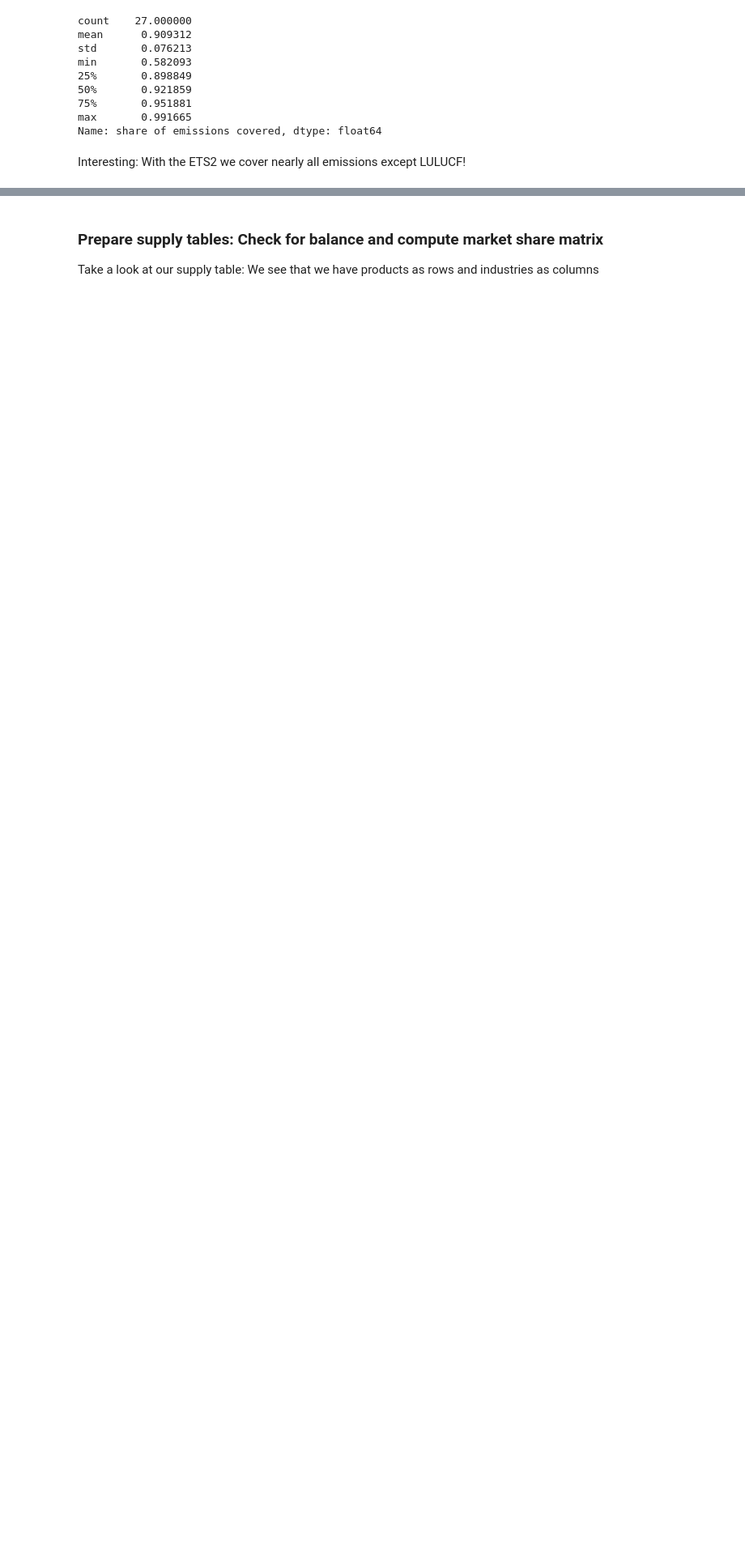
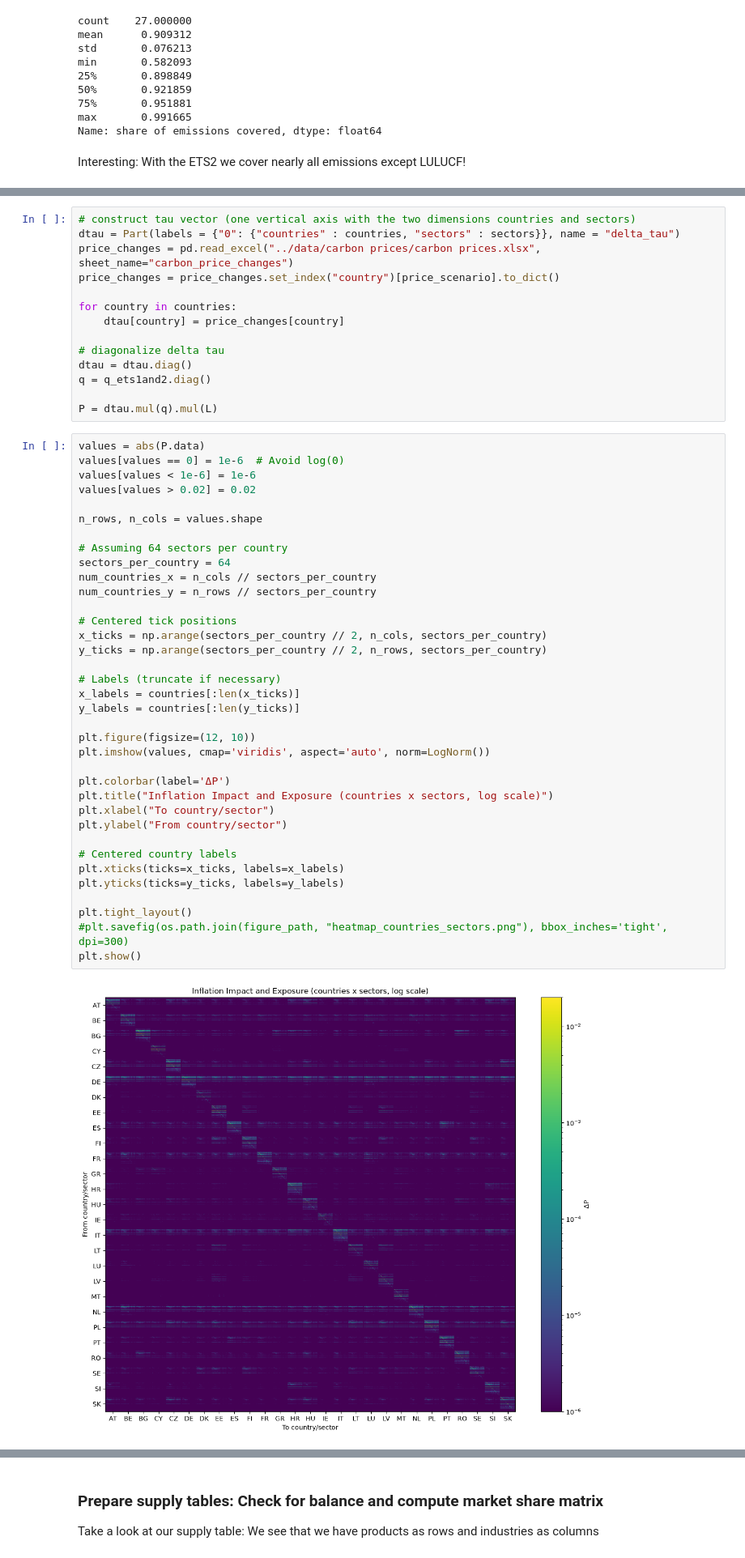
Before and after one commit to wirth-florian/eu-ets-inflation-impact, a Jupyter notebook: code/carbonflation_modelling_new.ipynb, the cells around one changed output, grey strips where cells are left out. Shown at 81% size. Cells and saved outputs as stored; diff of their text form; blank space fills up the shorter version.

```diff
--- a/code/carbonflation_modelling_new.ipynb
+++ b/code/carbonflation_modelling_new.ipynb
@@ -286,3 +283,55 @@ Attribute metadata is a dict. It will not be saved.
+# %%
+# construct tau vector (one vertical axis with the two dimensions countries and sectors)
+dtau = Part(labels = {"0": {"countries" : countries, "sectors" : sectors}}, name = "delta_tau")
+price_changes = pd.read_excel("../data/carbon prices/carbon prices.xlsx", sheet_name="carbon_price_changes")
+price_changes = price_changes.set_index("country")[price_scenario].to_dict()
+
+for country in countries:
+    dtau[country] = price_changes[country]
+
+# diagonalize delta tau
+dtau = dtau.diag()
+q = q_ets1and2.diag()
+
+P = dtau.mul(q).mul(L)
+# %%
+values = abs(P.data)
+values[values == 0] = 1e-6  # Avoid log(0)
+values[values < 1e-6] = 1e-6
+values[values > 0.02] = 0.02
+
+n_rows, n_cols = values.shape
+
+# Assuming 64 sectors per country
+sectors_per_country = 64
+num_countries_x = n_cols // sectors_per_country
+num_countries_y = n_rows // sectors_per_country
+
+# Centered tick positions
+x_ticks = np.arange(sectors_per_country // 2, n_cols, sectors_per_country)
+y_ticks = np.arange(sectors_per_country // 2, n_rows, sectors_per_country)
+
+# Labels (truncate if necessary)
+x_labels = countries[:len(x_ticks)]
+y_labels = countries[:len(y_ticks)]
+
+plt.figure(figsize=(12, 10))
+plt.imshow(values, cmap='viridis', aspect='auto', norm=LogNorm())
+
+plt.colorbar(label='ΔP')
+plt.title("Inflation Impact and Exposure (countries x sectors, log scale)")
+plt.xlabel("To country/sector")
+plt.ylabel("From country/sector")
+
+# Centered country labels
+plt.xticks(ticks=x_ticks, labels=x_labels)
+plt.yticks(ticks=y_ticks, labels=y_labels)
+
+plt.tight_layout()
+#plt.savefig(os.path.join(figure_path, "heatmap_countries_sectors.png"), bbox_inches='tight', dpi=300)
+plt.show()
+# %% [output]
+[figure, added]
 # %% [markdown]
 ## Transform industry inflation impact to hicp impact
 ### From NACE2 to CPA to COICOP to HICP
```
Also changed, not shown: parts of 16 cells of this notebook.
